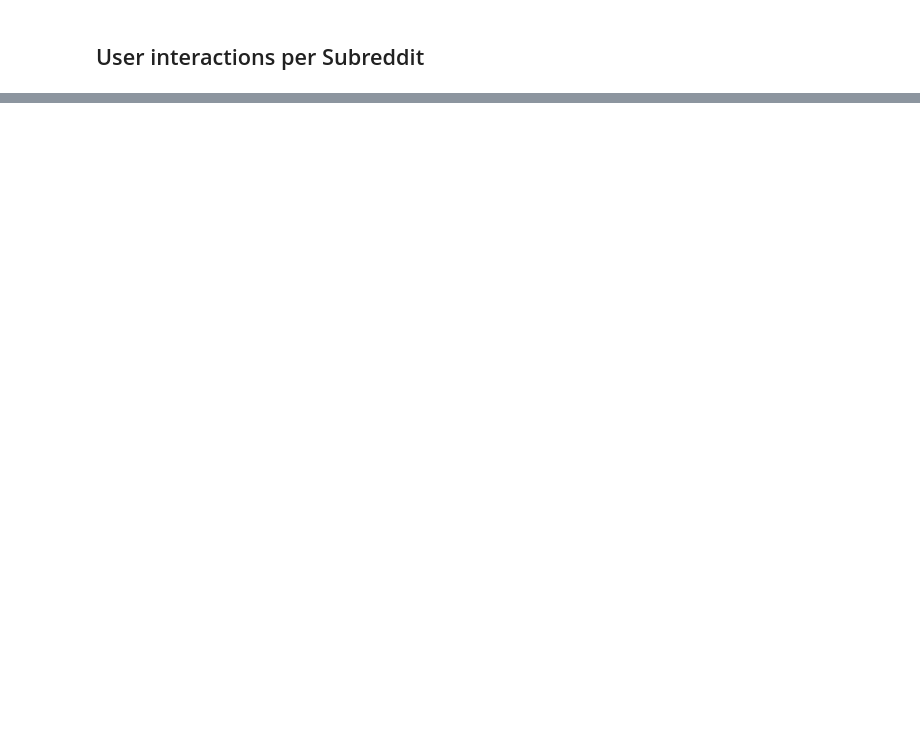
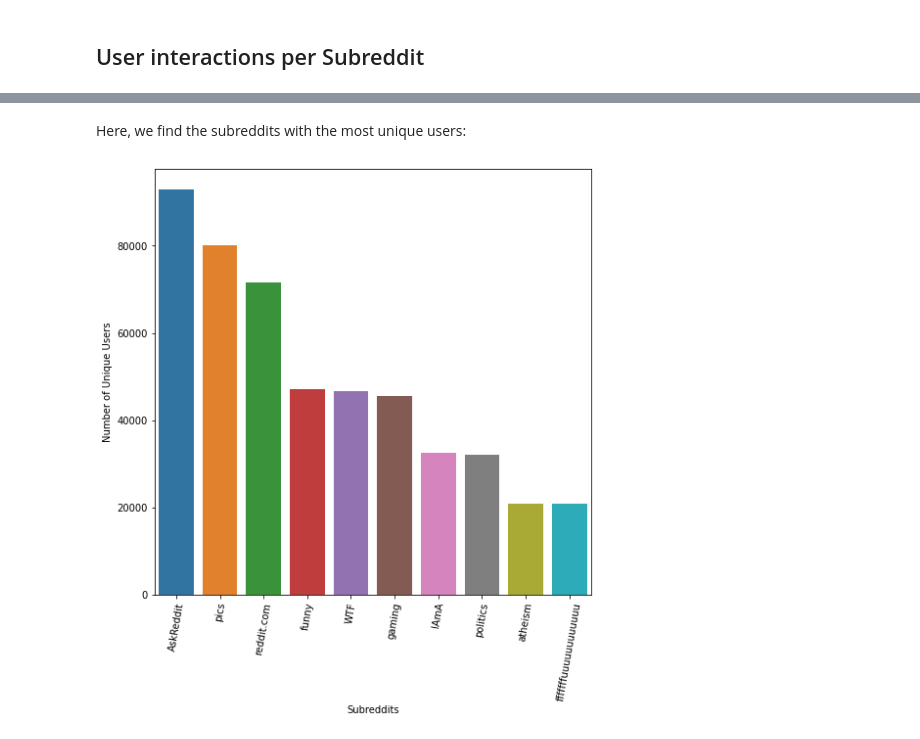
Before and after one commit to scottasut/dsc180b-project, a Jupyter notebook: notebooks/eda.ipynb, the cells around one changed output, grey strips where cells are left out. Drawn from its saved outputs; the diff is of its cells as text; code cells hidden in the pictures; blank space fills up the shorter version.

```diff
--- a/notebooks/eda.ipynb
+++ b/notebooks/eda.ipynb
@@ -209,5 +212,6 @@ cmts_cmts = pd.read_csv('../data/out/comments_comments.csv')
 users = pd.read_csv('../data/out/users.csv')
 users_cmts = pd.read_csv('../data/out/users_comments.csv')
 # %%
-users_reddits = users_cmts.merge(cmts.rename({'e5v0nbi':'e5uz9c6'}, axis=1), on='e5uz9c6', how='left')
+
+users_reddits = users_cmts.merge(cmts.rename({'c17frng':'c17frnf'}, axis=1), on='c17frnf', how='left')
 users_reddits.head()
@@ -214,12 +225,16 @@ users_reddits.head()
+# %% [markdown]
+Here, we find the subreddits with the most unique users:
 # %%
 
-df = users_reddits.groupby(by='bodybuilding').nunique().rename({'------Username------':'count'}, axis=1)[['count']].reset_index().rename({'bodybuilding':'subreddit'})
+df = users_reddits.groupby(by='Music').nunique().rename({'_silentheartsong':'count'}, axis=1)[['count']].reset_index().rename({'Music':'subreddit'})
 top_10_subs = df.sort_values('count', ascending=False).head(10)
 
 
-sns.barplot(data=top_10_subs, x="bodybuilding", y="count")
+sns.barplot(data=top_10_subs, x="Music", y="count")
 plt.xticks(rotation=80)
-plt.title('Top 10 Subreddits with Unique Users')
+# plt.title('Top 10 Subreddits with Unique Users')
 plt.xlabel('Subreddits')
 plt.ylabel('Number of Unique Users')
 plt.show()
+# %% [output]
+[figure, added]
```
Also changed, not shown: parts of 49 cells of this notebook.
